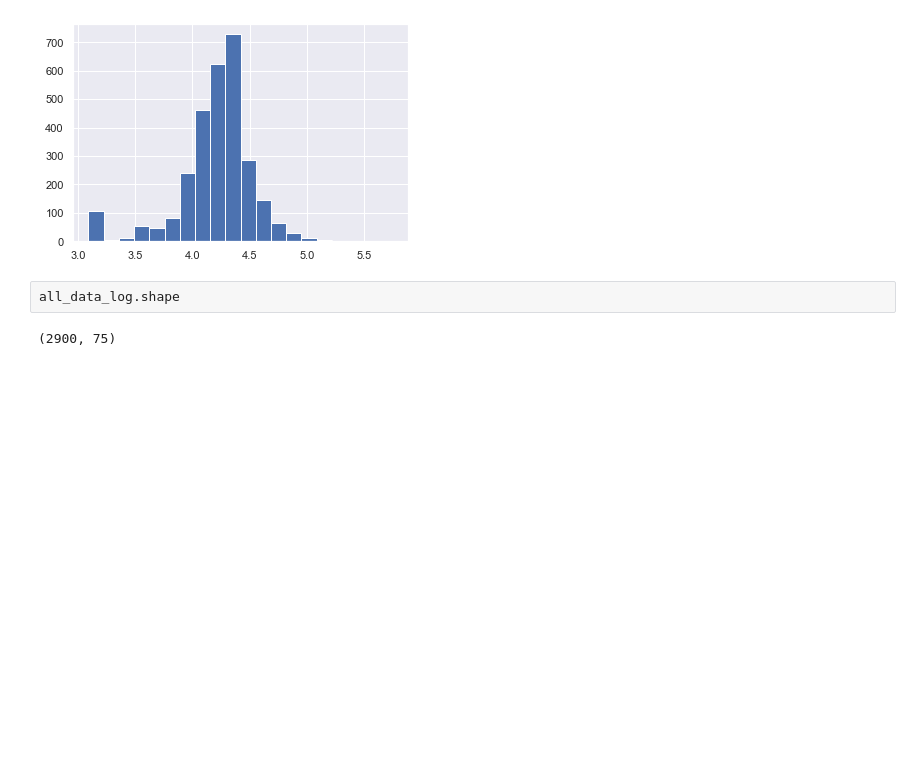
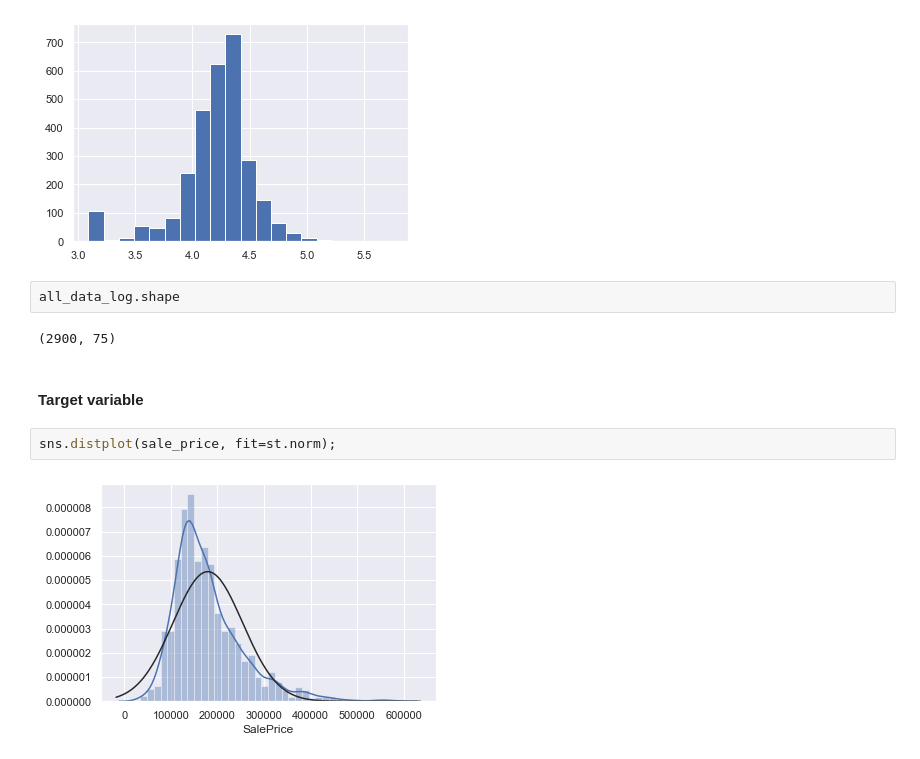
Before and after one commit to gepallas/ML_House_Prices, a Jupyter notebook: HousePrices_DataPreparation.ipynb, the cells around one changed output. Cells and saved outputs as stored; diff of their text form; blank space fills up the shorter version.

```diff
--- a/HousePrices_DataPreparation.ipynb
+++ b/HousePrices_DataPreparation.ipynb
@@ -176,3 +178,9 @@ all_data_log['LotFrontage'].hist(bins=20);
 all_data_log.shape
 # %% [output]
 (2900, 75)
+# %% [markdown]
+#### Target variable
+# %%
+sns.distplot(sale_price, fit=st.norm);
+# %% [output]
+[figure, added]
```
Also changed, not shown: parts of 8 cells of this notebook.
